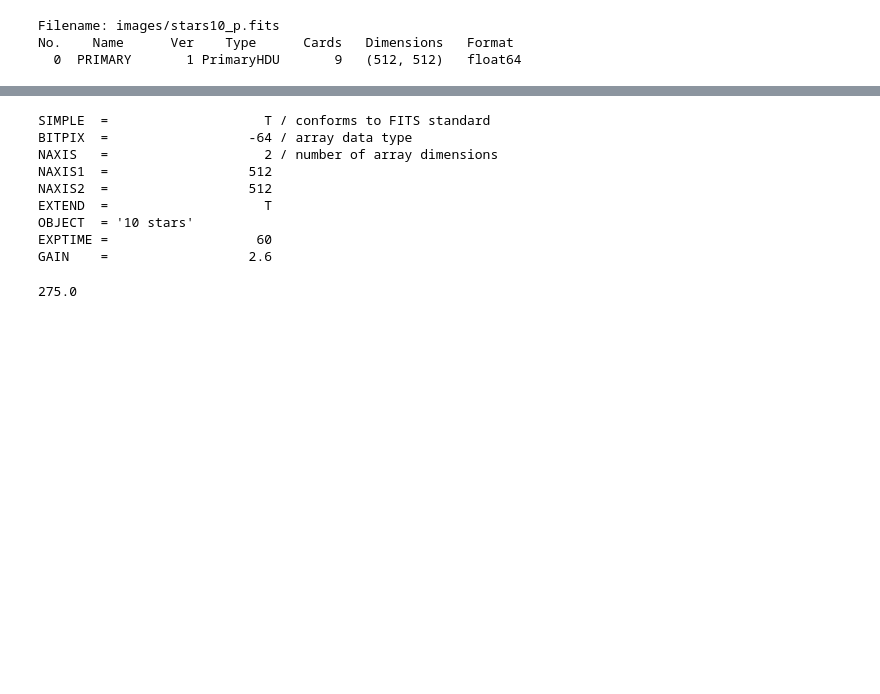
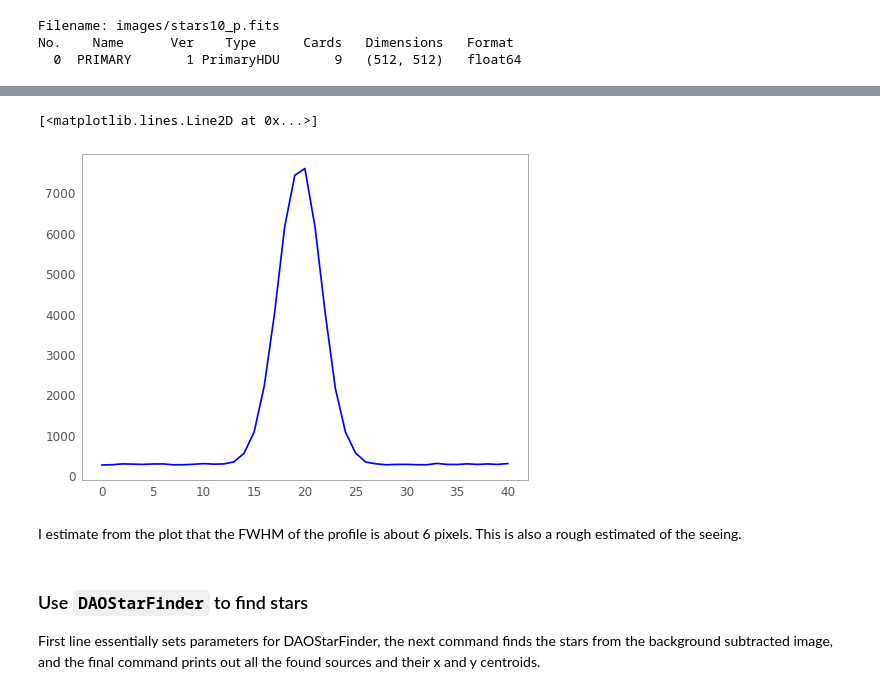
Before and after one commit to mshaneburns/ObsAstro, a Jupyter notebook: Aperture-photometry.ipynb, the cells around one changed output, grey strips where cells are left out. Cells and saved outputs as stored; diff of their text form; code cells hidden in the pictures; blank space fills up the shorter version.

```diff
--- a/Aperture-photometry.ipynb
+++ b/Aperture-photometry.ipynb
@@ -32,17 +67,11 @@ plt.colorbar()
 # %%
-imheader
+starprofile = imdata[185:226,362:363]
+plt.plot(starprofile)
 # %% [output]
-SIMPLE  =                    T / conforms to FITS standard
-BITPIX  =                  -64 / array data type
-NAXIS   =                    2 / number of array dimensions
-NAXIS1  =                  512
-NAXIS2  =                  512
-EXTEND  =                    T
-OBJECT  = '10 stars'
-EXPTIME =                   60
-GAIN    =                  2.6
+[<matplotlib.lines.Line2D at 0x...>]
+[figure, added]
-# %%
-back = np.median(imdata)
-print(back)
-# %% [output]
-275.0
+# %% [markdown]
+I estimate from the plot that the FWHM of the profile is about 6 pixels. This is also a rough estimated of the seeing.
+# %% [markdown]
+### Use `DAOStarFinder` to find stars
+First line essentially sets parameters for DAOStarFinder, the next command finds the stars from the background subtracted image, and the final command prints out all the found sources and their x and y centroids.
```
Also changed, not shown: parts of 15 cells of this notebook, 2 other files.
